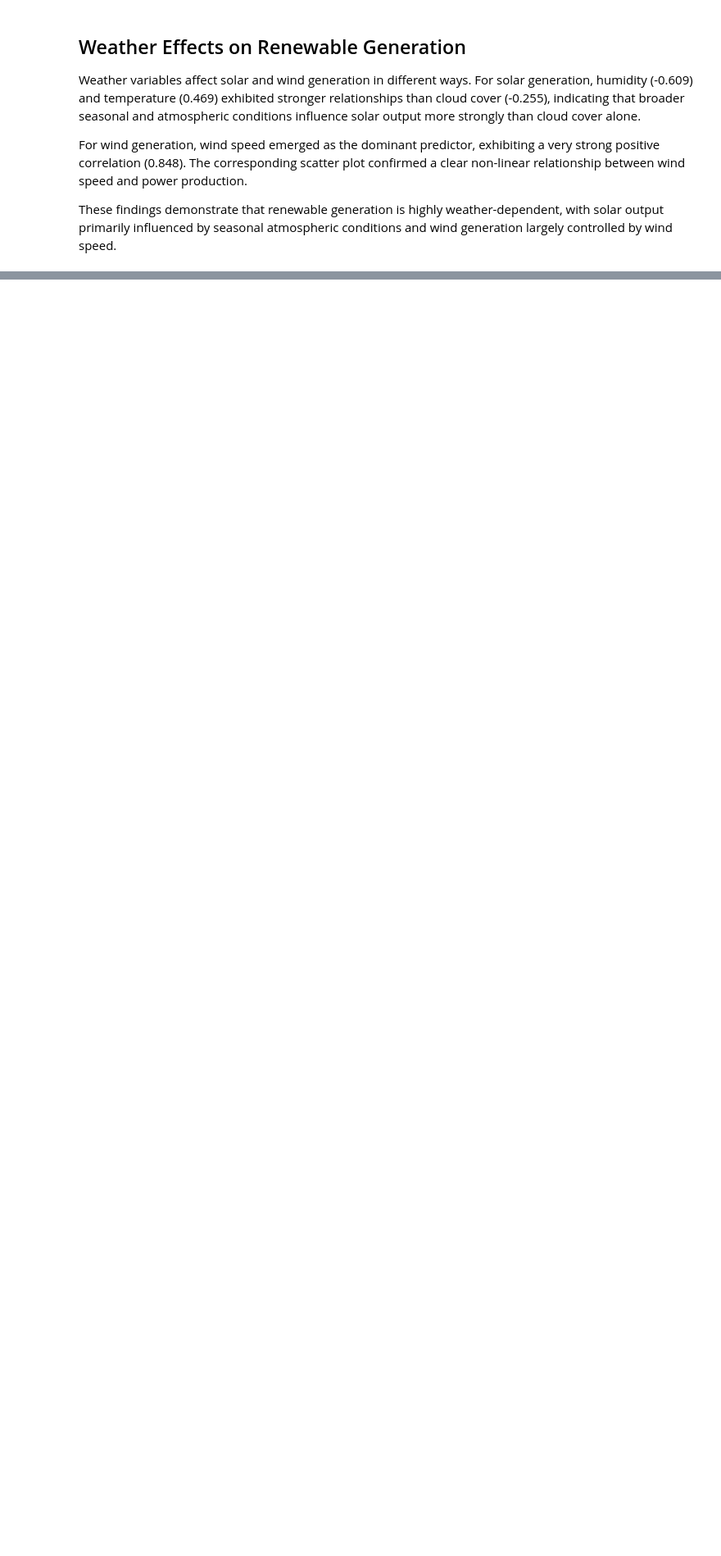
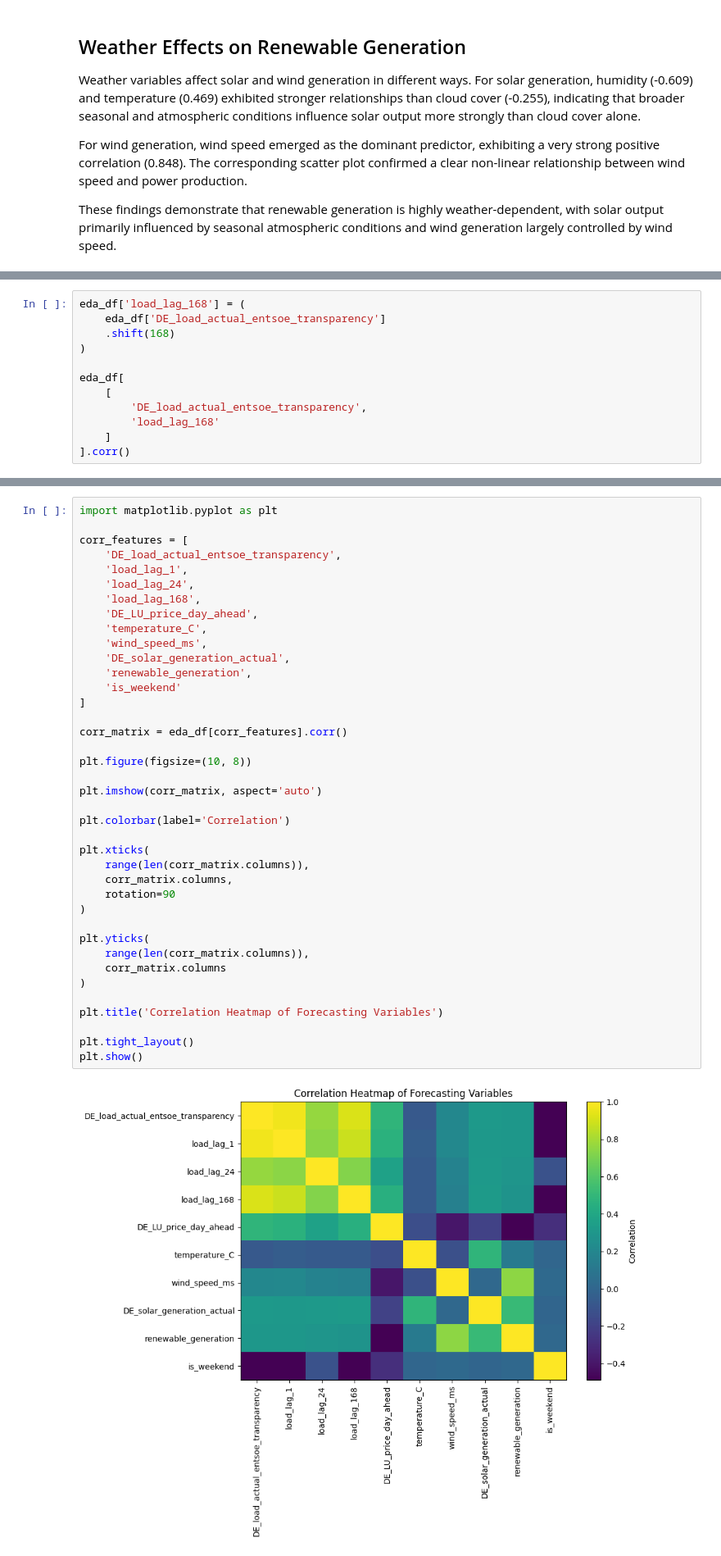
Before and after one commit to Kendivoen/energy-analytics-platform, a Jupyter notebook: notebooks/03_exploratory_data_analysis.ipynb, the cells around one changed output, grey strips where cells are left out. Shown at 82% size. Drawn from its saved outputs; the diff is of its cells as text; blank space fills up the shorter version.

```diff
--- a/notebooks/03_exploratory_data_analysis.ipynb
+++ b/notebooks/03_exploratory_data_analysis.ipynb
@@ -818,0 +1172,12 @@ These findings demonstrate that renewable generation is highly weather-dependent
+# %%
+eda_df['load_lag_168'] = (
+    eda_df['DE_load_actual_entsoe_transparency']
+    .shift(168)
+)
+
+eda_df[
+    [
+        'DE_load_actual_entsoe_transparency',
+        'load_lag_168'
+    ]
+].corr()
@@ -818,0 +1208,41 @@ These findings demonstrate that renewable generation is highly weather-dependent
+# %%
+import matplotlib.pyplot as plt
+
+corr_features = [
+    'DE_load_actual_entsoe_transparency',
+    'load_lag_1',
+    'load_lag_24',
+    'load_lag_168',
+    'DE_LU_price_day_ahead',
+    'temperature_C',
+    'wind_speed_ms',
+    'DE_solar_generation_actual',
+    'renewable_generation',
+    'is_weekend'
+]
+
+corr_matrix = eda_df[corr_features].corr()
+
+plt.figure(figsize=(10, 8))
+
+plt.imshow(corr_matrix, aspect='auto')
+
+plt.colorbar(label='Correlation')
+
+plt.xticks(
+    range(len(corr_matrix.columns)),
+    corr_matrix.columns,
+    rotation=90
+)
+
+plt.yticks(
+    range(len(corr_matrix.columns)),
+    corr_matrix.columns
+)
+
+plt.title('Correlation Heatmap of Forecasting Variables')
+
+plt.tight_layout()
+plt.show()
+# %% [output]
+[figure, added]
```
Also changed, not shown: parts of 46 cells of this notebook.
